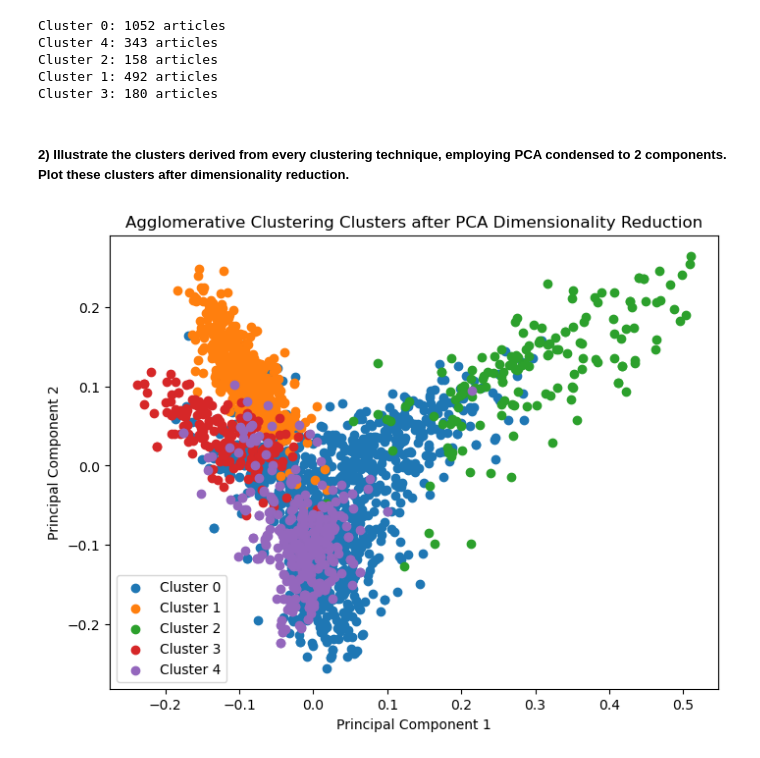
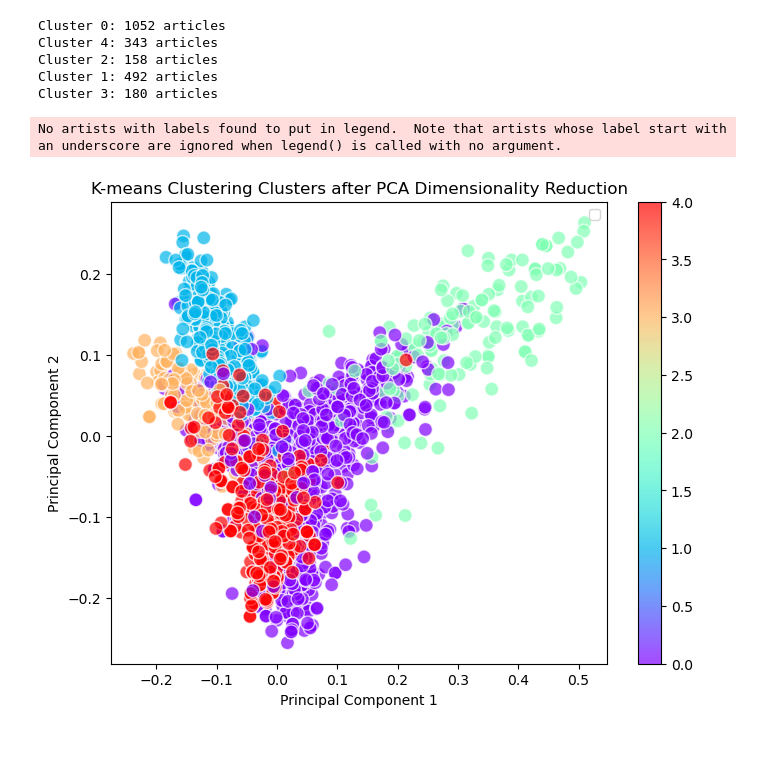
Before and after one commit to Torin99/CP421, a Jupyter notebook: bort4620_a02.ipynb, the cells around one changed output. Drawn from its saved outputs; the diff is of its cells as text; code cells hidden in the pictures.

```diff
--- a/bort4620_a02.ipynb
+++ b/bort4620_a02.ipynb
@@ -262,19 +295,0 @@ Cluster 2: 501 articles
-# %%
-pca = PCA(n_components=2)
-text_pca = pca.fit_transform(text.values)
-
-plt.figure(figsize=(8, 6))
-for cluster in range(5):  # Assuming you have 5 clusters
-    plt.scatter(text_pca[cluster_assignments == cluster, 0],
-                text_pca[cluster_assignments == cluster, 1], label=f'Cluster {cluster}')
-
-# Add labels and title
-plt.xlabel('Principal Component 1')
-plt.ylabel('Principal Component 2')
-plt.title('GMM Clusters after PCA Dimensionality Reduction')
-
-# Show the legend
-plt.legend()
-
-# Show the plot
-plt.show()
@@ -300,22 +312,16 @@ Cluster 4: 343 articles
 Cluster 2: 158 articles
 Cluster 1: 492 articles
 Cluster 3: 180 articles
-# %% [markdown]
-##### 2) Illustrate the clusters derived from every clustering technique, employing PCA condensed to 2 components. Plot these clusters after dimensionality reduction.
-# %%
-pca = PCA(n_components=2)
-text_pca = pca.fit_transform(text)
-
-plt.figure(figsize=(8, 6))
-for cluster in range(5):
-    plt.scatter(text_pca[Agg_clustering.labels_ == cluster, 0],
-                text_pca[Agg_clustering.labels_ == cluster, 1], label=f'Cluster {cluster}')
-
-plt.xlabel('Principal Component 1')
-plt.ylabel('Principal Component 2')
-plt.title('Agglomerative Clustering Clusters after PCA Dimensionality Reduction')
-
-plt.legend()
-plt.show()
-# %% [output]
-[figure, removed]
+# %%
+plt.figure(figsize=(8, 6))
+kmeans_scatter = plt.scatter(text_pca[:,0], text_pca[:,1], c=Agg_clustering.labels_, cmap='rainbow', alpha=0.7, edgecolors='w', s=100)
+
+plt.xlabel('Principal Component 1')
+plt.ylabel('Principal Component 2')
+plt.title('K-means Clustering Clusters after PCA Dimensionality Reduction')
+plt.colorbar(kmeans_scatter)
+plt.legend()
+plt.show()
+# %% [output]
+No artists with labels found to put in legend.  Note that artists whose label start with an underscore are ignored when legend() is called with no argument.
+[figure, added]
```
Also changed, not shown: parts of 15 cells of this notebook.
